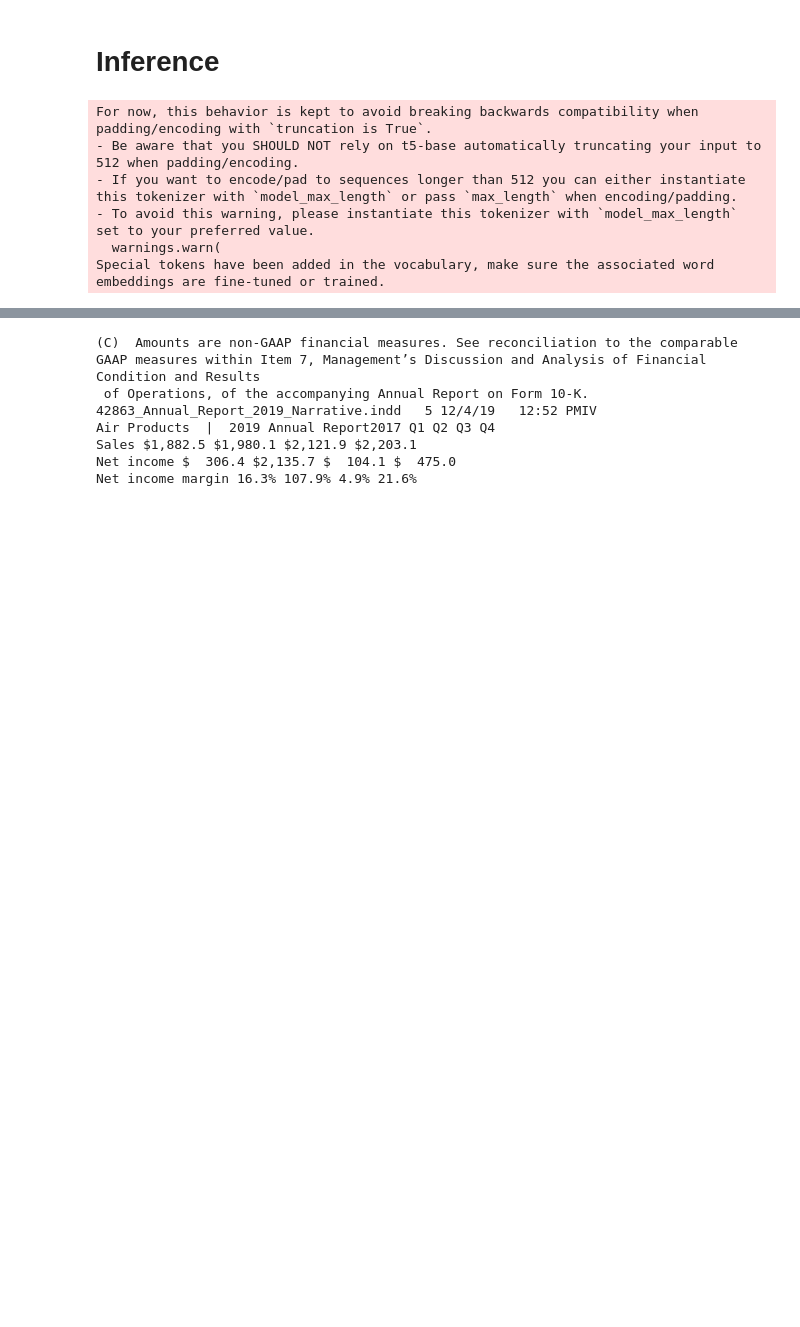
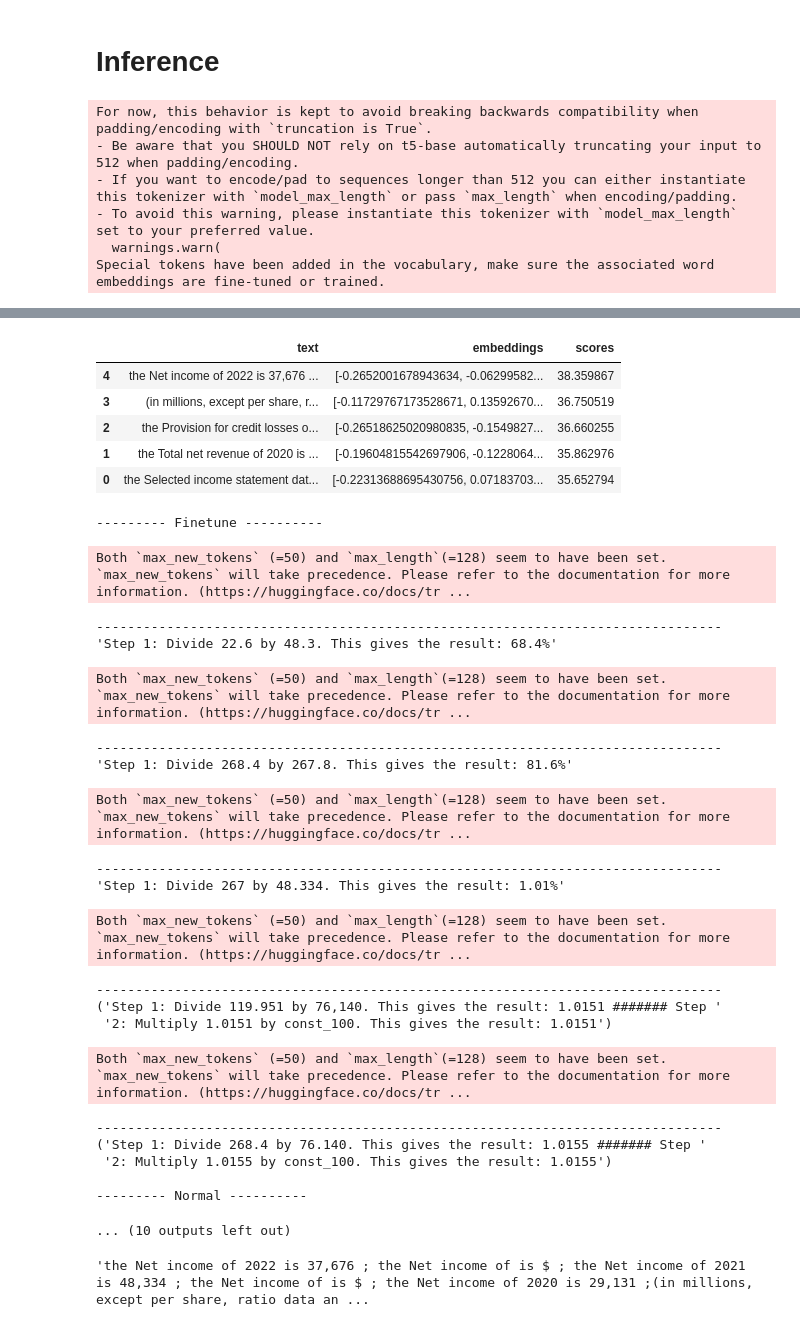
Before and after one commit to Abhi23run/CSE8803_DLT_Project, a Jupyter notebook: ashish_pipeline_test/a.chunking.ipynb, the cells around one changed output, grey strips where cells are left out. Cells and saved outputs as stored; diff of their text form; code cells hidden in the pictures; blank space fills up the shorter version.

Commit message:
sample generation

```diff
--- a/ashish_pipeline_test/a.chunking.ipynb
+++ b/ashish_pipeline_test/a.chunking.ipynb
@@ -137,7 +185,8 @@ samples_df
 from transformers import T5Tokenizer, T5Model, T5ForConditionalGeneration, T5TokenizerFast
 import torch
 TOKENIZER = T5Tokenizer.from_pretrained("t5-base")
-MODEL = T5ForConditionalGeneration.from_pretrained("./finqa_finetune_t5.pth/")
+MODEL_finetune = T5ForConditionalGeneration.from_pretrained("./finqa_finetune_t5.pth/")
+MODEL_normal = T5ForConditionalGeneration.from_pretrained("t5-small")
 # %% [output]
 For now, this behavior is kept to avoid breaking backwards compatibility when padding/encoding with `truncation is True`.
 - Be aware that you SHOULD NOT rely on t5-base automatically truncating your input to 512 when padding/encoding.
@@ -185,10 +237,66 @@ Step 1: Add 306.4 and 135.7. This gives the result: 104.1 ####### Step 2: Divide
-# %%
-print(samples_df['text'][0])
-# %% [output]
-(C)  Amounts are non-GAAP financial measures. See reconciliation to the comparable GAAP measures within Item 7, Management’s Discussion and Analysis of Financial Condition and Results
- of Operations, of the accompanying Annual Report on Form 10-K.
-42863_Annual_Report_2019_Narrative.indd   5 12/4/19   12:52 PMIV
-Air Products  |  2019 Annual Report2017 Q1 Q2 Q3 Q4
-Sales $1,882.5 $1,980.1 $2,121.9 $2,203.1
-Net income $  306.4 $2,135.7 $  104.1 $  475.0
-Net income margin 16.3% 107.9% 4.9% 21.6%
+# %%
+def search_question(ques,k=5, verbose = True):
+  question_embedding = get_embeddings([question]).detach().numpy()
+  scores, samples = embeddings_dataset.get_nearest_examples(
+    "faiss_index", question_embedding, k=k)
+
+  samples_df = pd.DataFrame.from_dict(samples)
+  samples_df["scores"] = scores
+  samples_df.sort_values("scores", ascending=False, inplace=True)
+  if verbose:
+    display(samples_df)
+  for model_key,m in {"Finetune":MODEL_finetune, "Normal": MODEL_normal}.items():
+    print('\n---------',model_key,'----------')
+    m.eval();
+    for row in samples_df.iterrows():
+      context_i = "context: " + row[1]["text"]
+      question_context_tokens = TOKENIZER("question: "+question,context_i, max_length=1024, padding="max_length",
+                                                      truncation=True, pad_to_max_length=True, add_special_tokens=True)
+      input_ids = torch.tensor(question_context_tokens["input_ids"], dtype=torch.long).view(1,-1)
+      # print(input_ids.shape)
+      with torch.no_grad():
+          generated_output = m.generate(
+              input_ids=input_ids,
+              max_length=128,  # Set the desired maximum length for generated text
+              num_beams=10,    # You can adjust the number of beams for beam search
+              temperature=0.1,do_sample=True, max_new_tokens = 50  # You can adjust the temperature for sampling,
+              )
+          generated_text = TOKENIZER.decode([x for x in generated_output[0] if x!= -100], skip_special_tokens=True)
+          print ("-"*80)
+          pp = pprint.PrettyPrinter(width=80)
+          pp.pprint(generated_text)
+  return samples_df
+# %%
+context_df = search_question("What is the ratio of Net Income in 2022 to net income in 2021",k=5)
+# %% [output]
+|  | text | embeddings | scores |
+| 4 | the Net income of 2022 is 37,676 ... | [-0.2652001678943634, -0.06299582... | 38.359867 |
+| 3 | (in millions, except per share, r... | [-0.11729767173528671, 0.13592670... | 36.750519 |
+| 2 | the Provision for credit losses o... | [-0.26518625020980835, -0.1549827... | 36.660255 |
+| 1 | the Total net revenue of 2020 is ... | [-0.19604815542697906, -0.1228064... | 35.862976 |
+| 0 | the Selected income statement dat... | [-0.22313688695430756, 0.07183703... | 35.652794 |
+--------- Finetune ----------
+Both `max_new_tokens` (=50) and `max_length`(=128) seem to have been set. `max_new_tokens` will take precedence. Please refer to the documentation for more information. (https://huggingface.co/docs/tr ...
+--------------------------------------------------------------------------------
+'Step 1: Divide 22.6 by 48.3. This gives the result: 68.4%'
+Both `max_new_tokens` (=50) and `max_length`(=128) seem to have been set. `max_new_tokens` will take precedence. Please refer to the documentation for more information. (https://huggingface.co/docs/tr ...
+--------------------------------------------------------------------------------
+'Step 1: Divide 268.4 by 267.8. This gives the result: 81.6%'
+Both `max_new_tokens` (=50) and `max_length`(=128) seem to have been set. `max_new_tokens` will take precedence. Please refer to the documentation for more information. (https://huggingface.co/docs/tr ...
+--------------------------------------------------------------------------------
+'Step 1: Divide 267 by 48.334. This gives the result: 1.01%'
+Both `max_new_tokens` (=50) and `max_length`(=128) seem to have been set. `max_new_tokens` will take precedence. Please refer to the documentation for more information. (https://huggingface.co/docs/tr ...
+--------------------------------------------------------------------------------
+('Step 1: Divide 119.951 by 76,140. This gives the result: 1.0151 ####### Step '
+ '2: Multiply 1.0151 by const_100. This gives the result: 1.0151')
+Both `max_new_tokens` (=50) and `max_length`(=128) seem to have been set. `max_new_tokens` will take precedence. Please refer to the documentation for more information. (https://huggingface.co/docs/tr ...
+--------------------------------------------------------------------------------
+('Step 1: Divide 268.4 by 76.140. This gives the result: 1.0155 ####### Step '
+ '2: Multiply 1.0155 by const_100. This gives the result: 1.0155')
+
+--------- Normal ----------
+... (10 outputs left out)
+# %%
+context_df["text"][4]
+# %% [output]
+'the Net income of 2022 is 37,676 ; the Net income of is $ ; the Net income of 2021 is 48,334 ; the Net income of is $ ; the Net income of 2020 is 29,131 ;(in millions, except per share, ratio data an ...
```
Also changed, not shown: parts of 19 cells of this notebook.
